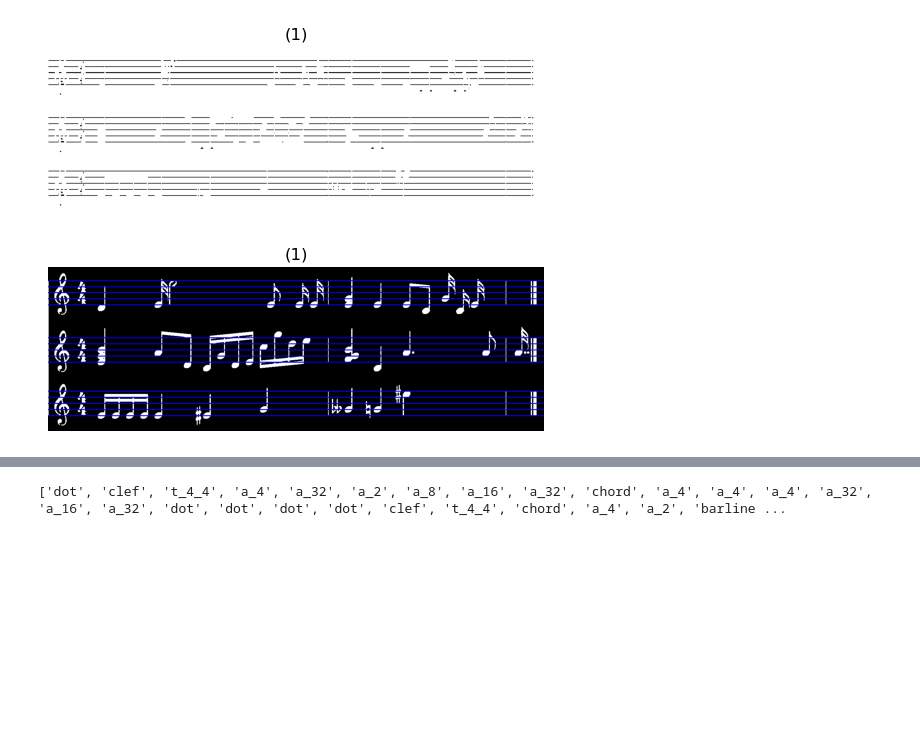
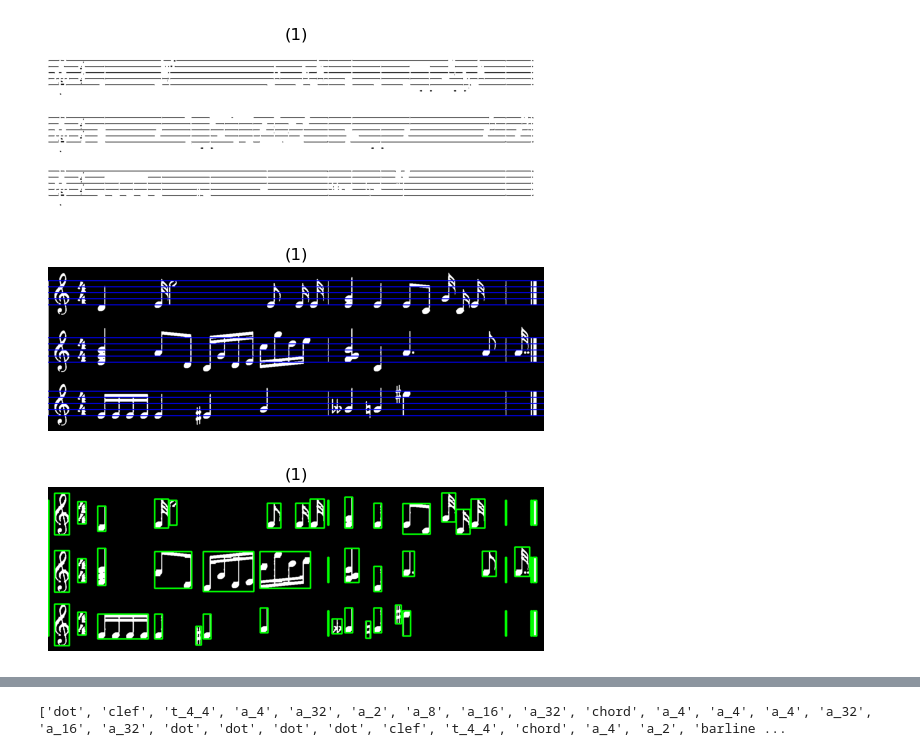
Before and after one commit to AhmedYasser20/Image-Project, a Jupyter notebook: src/play.ipynb, the cells around one changed output, grey strips where cells are left out. Saved outputs shown, nothing was run; the diff lists cells and outputs as text; code cells hidden in the pictures; blank space fills up the shorter version.

```diff
--- a/src/textNoteBook.ipynb
+++ b/src/play.ipynb
@@ -266,17 +212,14 @@ def segmentImage(staffless, lines, staffHeight, spaceHeight):
 
     return boundingRects
 # %%
-import scipy.signal as signal
 def getLines(img, staffHeight, spaceHeight):
     cp = img.copy()
 
     kernel = np.ones((staffHeight, 1))
     dilate = cv2.dilate(cp, kernel)
 
-    # show_images([dilate])
     rows_sum = np.sum(dilate, axis=1)
-
-    lines, _ = signal.find_peaks(rows_sum, height = 0.2*img.shape[1], distance=spaceHeight)
+    lines, _ = find_peaks(rows_sum, height = 0.2*img.shape[1], distance=spaceHeight)
 
     return lines
 # %%
@@ -300,28 +245,26 @@ show_images([filteredImg1])
 # %%
 without_staff = (binary-filteredImg1).astype(np.uint8)
 
 lines1 = getLines(1-filteredImg1, staffHeight1, spaceHeight1)
 staff1 = cv2.cvtColor(without_staff, cv2.COLOR_GRAY2BGR)
 for line in lines1:
     cv2.line(staff1,(0,line), (staff1.shape[1]-1, line), (0,0,255), staffHeight1)
 show_images([staff1])
 
-
 objects1 = segmentImage(without_staff, lines1, staffHeight1, spaceHeight1)
 cropped_objects = []
 
 for o in objects1:
     cropped = without_staff[o[1]:o[3], o[0]:o[2]]
     cropped_objects.append(cropped)
     # show_images([cropped])
 
-# cp1 = cv2.cvtColor(without_staff, cv2.COLOR_GRAY2BGR)
-# for o in objects1:
-#     cv2.rectangle(cp1, (o[0],o[1]), (o[2],o[3]), (0, 255, 0), 3)
-
-
-# show_images([cp1])
+cp1 = cv2.cvtColor(without_staff, cv2.COLOR_GRAY2BGR)
+for o in objects1:
+    cv2.rectangle(cp1, (o[0],o[1]), (o[2],o[3]), (0, 255, 0), 3)
+show_images([cp1])
 # %% [output]
 [figure]
+[figure, added]
 # %%
 dataset_path = "../data/input/datasets/Dataset2"  # Replace with the correct folder structure
```
Also changed, not shown: parts of 12 cells of this notebook, 7 other files.
